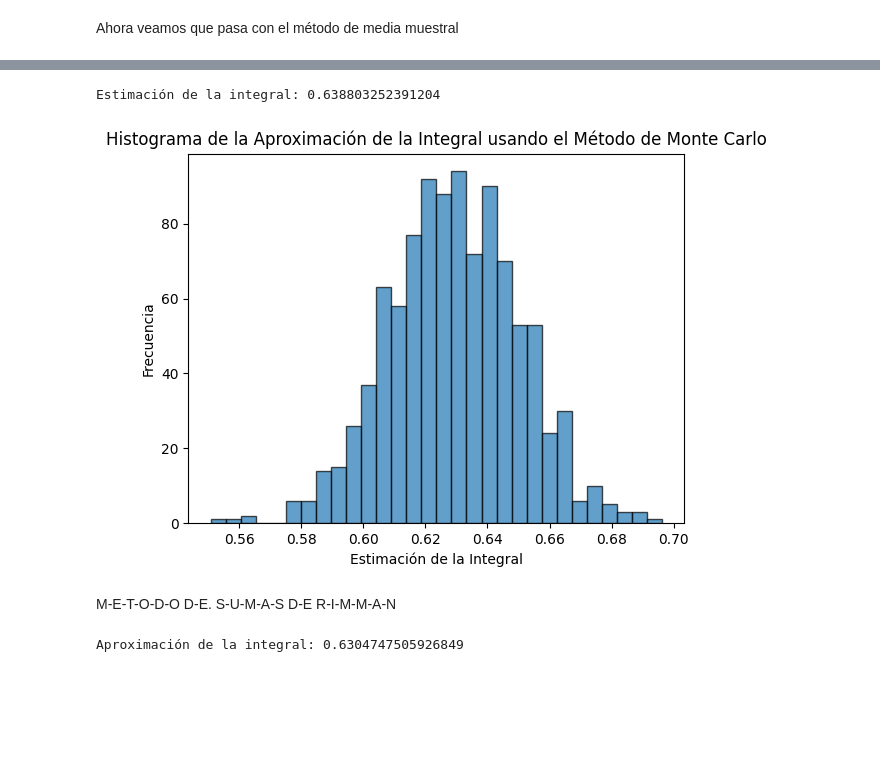
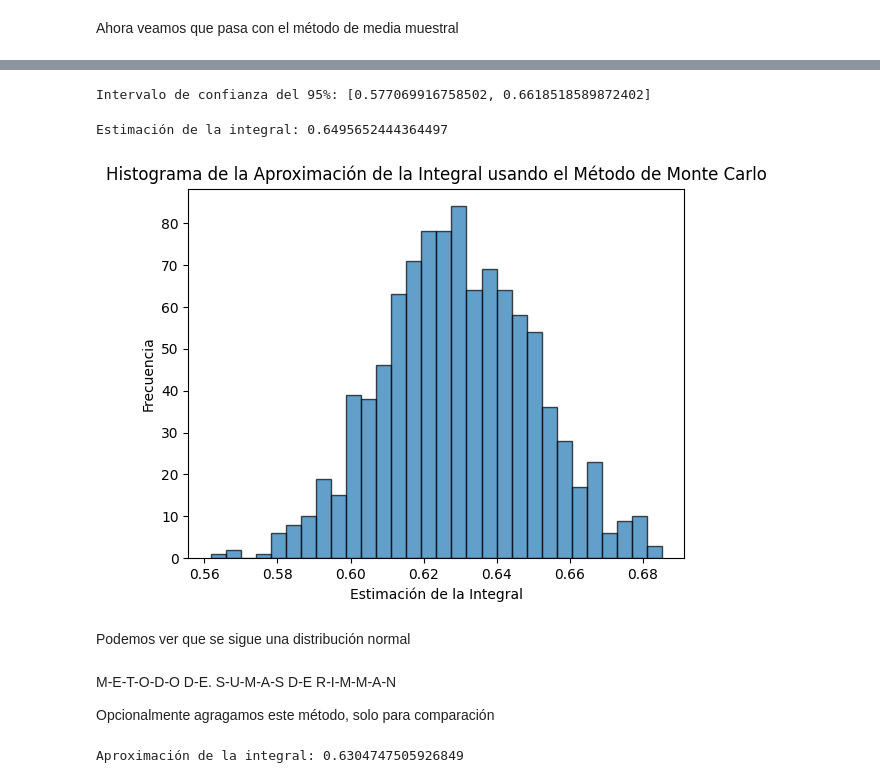
Before and after one commit to MaricelaMH/Simulacion-1, a Jupyter notebook: MC.ipynb, the cells around one changed output, grey strips where cells are left out. Cells and saved outputs as stored; diff of their text form; code cells hidden in the pictures; blank space fills up the shorter version.

```diff
--- a/MC.ipynb
+++ b/MC.ipynb
@@ -44,8 +37,8 @@ import numpy as np
 import random as rnd
 import matplotlib.pyplot as plt
 # %%
-# Definimos nuestra función g(x)
-def g(x):
+# Definimos nuestra función f(x)
+def f(x):
     return np.sqrt(np.arctan(x))
 # %%
 # Función para graficar los puntos y la curva
@@ -111,0 +108,6 @@ Estimación de la integral: 0.6318797978478163
+# %%
+# Uso del método Monte Carlo
+a = 0
+b = 1
+num_puntos = 1000
+integral_est1, in_inf, in_sup = monte_carlo_aci_error(a, b, num_puntos)
@@ -116,5 +163,5 @@ M-É-T-O-D-O   D-E    M-É-D-I-A    M-U-E-S-T-R-A-L
 # %%
-# Retomamos nuestra función g(x) definida al principio
+# Retomamos nuestra función f(x) definida al principio
 # Implementamos el método de Monte Carlo
 def monte_carlo_med(a, b, n):
     # Generar una secuencia {Ui}
@@ -123,10 +170,21 @@ def monte_carlo_med(a, b, n):
     # Calculamos Xi = a + Ui * (b - a)
     X = a + U * (b - a)
 
-    # Calculamos g(X)
-    g_X = g(X)
+    # Calculamos f(X)
+    f_X = f(X)
 
     # Calculamos la media muestral θ1
-    theta_1 = (b - a) * np.mean(g_X)
+    theta_1 = (b - a) * np.mean(f_X)
 
+    # Calculamos la varianza y el error estándar
+    var_theta = np.var(f_X)  # varianza muestral
+    se_theta = np.sqrt(var_theta / n)  # error estándar de la media
+
+    # Calcular el intervalo de confianza del 95%
+    z2 = 1.96
+
+     # Calculamos el margen de error
+    margen_error = z2 * se_theta
+    in_inf2 = theta_1 - margen_error
+    in_sup2 = theta_1 + margen_error
     return theta_1
@@ -133,25 +219,31 @@ def monte_carlo_med(a, b, n):
+# %%
+print(f"Intervalo de confianza del 95%: [{in_inf2}, {in_sup2}]")
+# %% [output]
+Intervalo de confianza del 95%: [0.577069916758502, 0.6618518589872402]
 # %%
-# Calcular la estimación de la integral
-integral_est2 = monte_carlo_med(0,1,100)
 print(f"Estimación de la integral: {integral_est2}")
 # %% [output]
-Estimación de la integral: 0.638803252391204
+Estimación de la integral: 0.6495652444364497
 # %%
 aux = 1000  # Número de estimaciones para el histograma
 
-# Generar múltiples estimaciones de la integral
-integral_est2 = [monte_carlo_med(0, 1, 100) for _ in range(aux)]
+# Generamos múltiples estimaciones de la integral
+integral_est3 = [monte_carlo_med(0, 1, 100) for _ in range(aux)]
 
-# Graficar el histograma de las estimaciones de la integral
-plt.hist(integral_est2, bins=30, edgecolor='k', alpha=0.7)
+# Graficamos el histograma de las estimaciones de la integral
+plt.hist(integral_est3, bins=30, edgecolor='k', alpha=0.7)
 plt.title('Histograma de la Aproximación de la Integral usando el Método de Monte Carlo')
 plt.xlabel('Estimación de la Integral')
 plt.ylabel('Frecuencia')
 plt.show()
 # %% [output]
-[figure, old version]
+[figure, new version]
+# %% [markdown]
+Podemos ver que se sigue una distribución normal
 # %% [markdown]
 M-E-T-O-D-O  D-E. S-U-M-A-S  D-E  R-I-M-M-A-N
+
+Opcionalmente agragamos este método, solo para comparación
 # %%
 # Definimos una funcion para calcular la suma de Riemann
 def suma_riemann(a, b, n):
```
Also changed, not shown: parts of 16 cells of this notebook.
